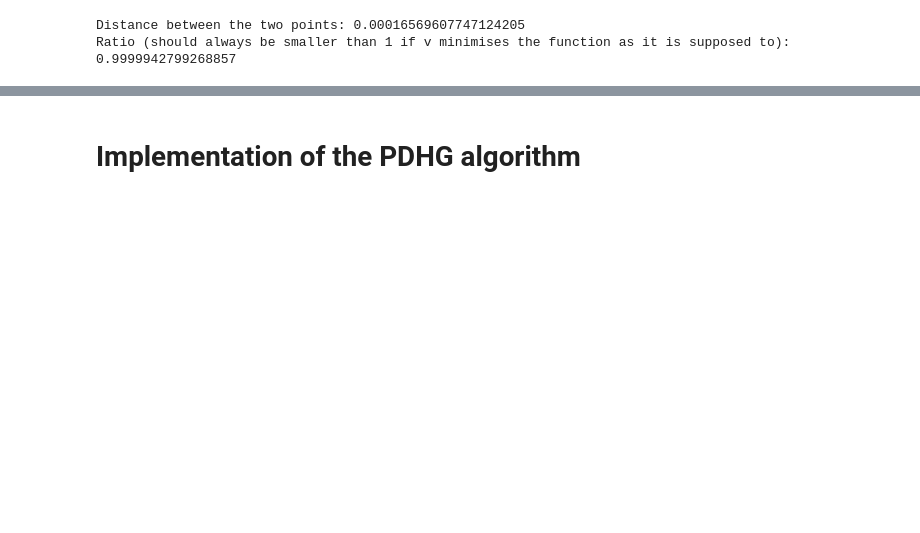
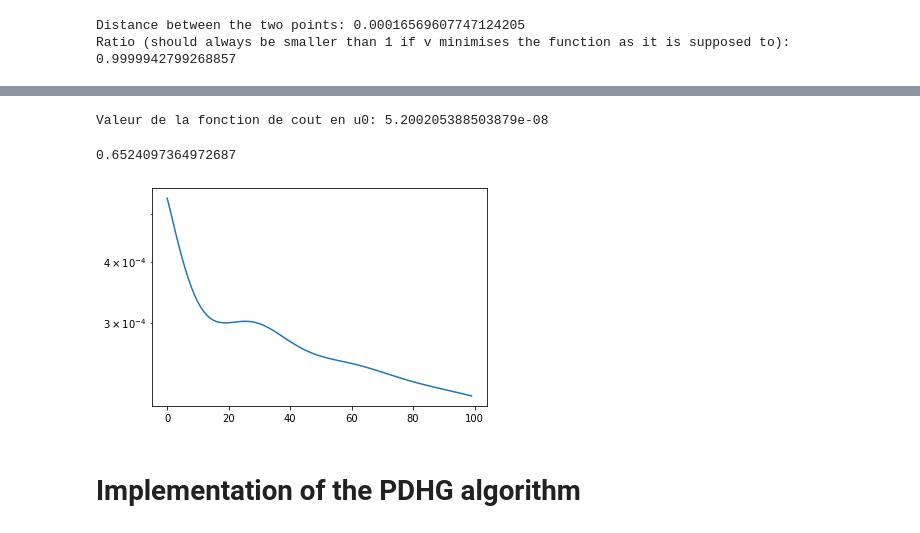
Before and after one commit to Biagig/Learning-Sampling-Pattern, a Jupyter notebook: PDHG-V2-NC.ipynb, the cells around one changed output, grey strips where cells are left out. Cells and saved outputs as stored; diff of their text form; code cells hidden in the pictures; blank space fills up the shorter version.

```diff
--- a/PDHG-V2-NC.ipynb
+++ b/PDHG-V2-NC.ipynb
@@ -273,9 +269,10 @@ def prox_F1_paper(u,c):
     return gridded_inverse_fourier_transform_nd(kspace_loc,im,tuple(grid2D),'linear')
 
 def prox_F1(u,c):
-    im = c*p*p*(fourier_op.op(u)-y)/(np.ones(y.shape)+c*p*p)
+    im = c*p*p*(fourier_op.op(u)-y)
     return u-gridded_inverse_fourier_transform_nd(kspace_loc, im,
                                                  tuple(grid2D), 'linear')
+
 def prox_F1_dual(u,c):
     return u-c*prox_F1(u/c,1/c)
 # %%
@@ -292,0 +309,33 @@ Ratio (should always be smaller than 1 if v minimises the function as it is supp
+# %%
+def step_test(uk,vk,uk_bar):
+    vk1 = prox_F1_dual(vk+sigma*uk_bar,sigma)
+    uk1 = prox_G(uk-tau*R(vk1),tau)
+    uk_bar1 = uk1+theta*(uk-uk1)
+
+    norm = np.linalg.norm(uk1-uk)/np.linalg.norm(uk)
+    norm += (np.linalg.norm(vk1-vk))/(np.linalg.norm(vk))
+    return uk1,vk1,uk_bar1,norm
+# %%
+#initialisation
+n_iter = 0
+uk = gridded_inverse_fourier_transform_nd(kspace_loc, y,
+                                                 tuple(grid2D), 'linear')
+image_rec0 = pysap.Image(data=np.abs(uk))
+#image_rec0.show()
+#print(ssim(uk,u0_mat))
+# %%
+vk = np.copy(uk)
+wk = linear_op.op(u0_mat)
+uk_bar = np.copy(uk)
+norm = 2*tol
+energies = []
+norms = []
+
+print("Base ssim:",ssim(uk,u0_mat), "\nBase cost:", energy(uk))
+while n_iter<100:
+    uk,vk,uk_bar,norm = step_test(uk,vk,uk_bar)
+    n_iter += 1
+    energies.append(f1(uk)+g(uk))
+    norms.append(norm)
+    print(n_iter," iterations:\nCost:",f1(uk)+g(uk),"\nssim:",ssim(uk,u0_mat),"\nNorm:",norm,"\n")
+print("Final ssim after ",n_iter," iterations:",ssim(uk,u0_mat))
@@ -293,3 +360,19 @@ Ratio (should always be smaller than 1 if v minimises the function as it is supp
+# %%
+print("Valeur de la fonction de cout en u0:",f1(u0_mat)+g(u0_mat))
+# %% [output]
+Valeur de la fonction de cout en u0: 5.200205388503879e-08
+# %%
+#Final image
+image_rec = pysap.Image(data=np.abs(uk))
+print(ssim(uk,u0_mat))
+image_rec.show()
+# %% [output]
+0.6524097364972687
+# %%
+plt.plot(energies)
+plt.yscale("log")
+# %% [output]
+[figure, added]
 # %% [markdown]
 # Implementation of the PDHG algorithm
 # %%
```
Also changed, not shown: parts of 28 cells of this notebook.
